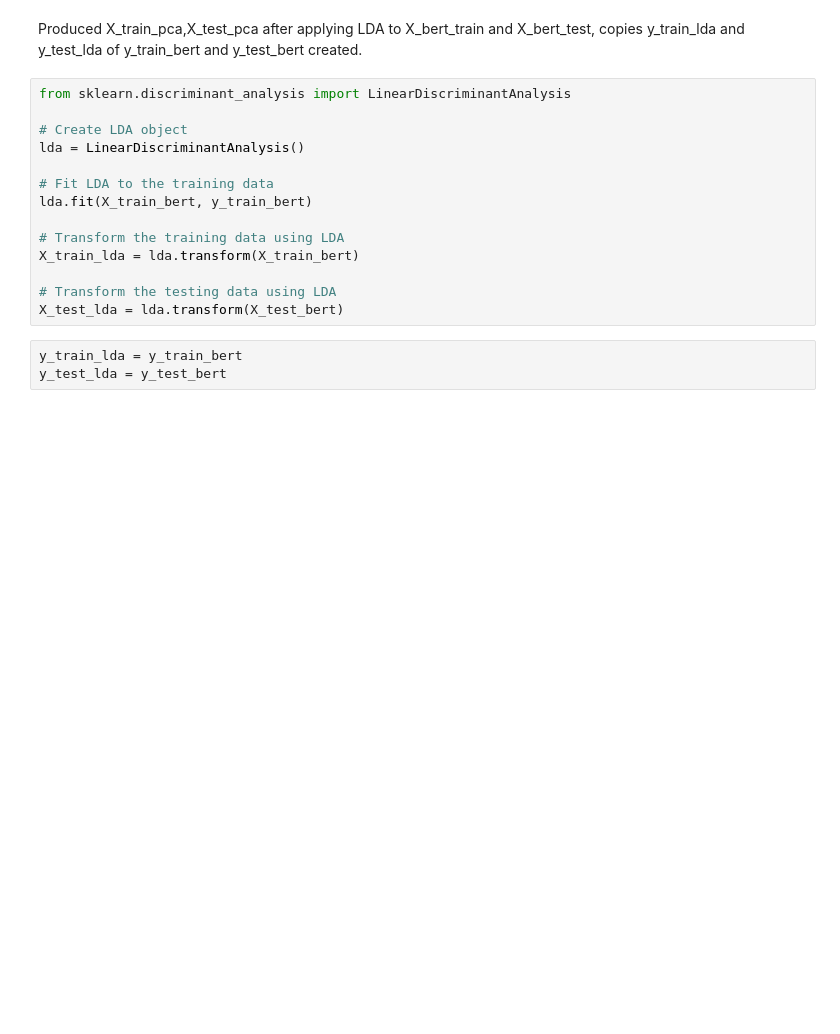
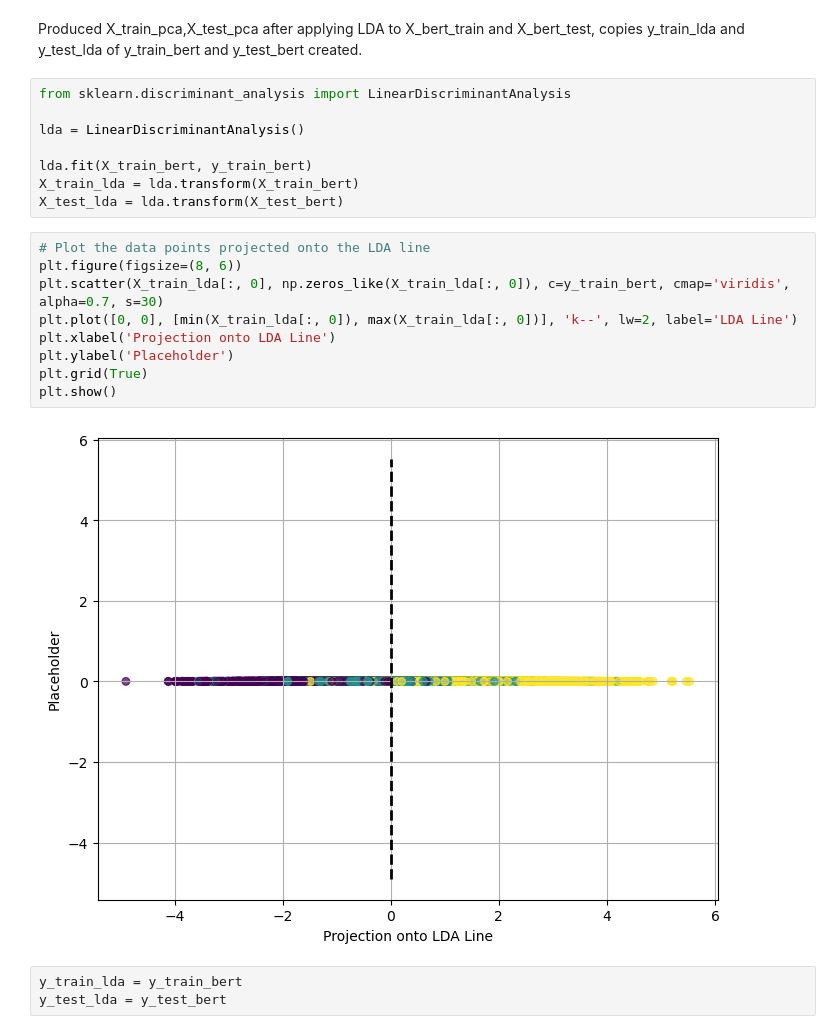
Before and after one commit to kp-19/CSL2050-Course-Project, a Jupyter notebook: master_file.ipynb, the cells around one changed output. Saved outputs shown, nothing was run; the diff lists cells and outputs as text; blank space fills up the shorter version.

```diff
--- a/master_file.ipynb
+++ b/master_file.ipynb
@@ -425,17 +425,22 @@ Produced X_train_pca,X_test_pca after applying LDA to X_bert_train and X_bert_te
 # %%
 from sklearn.discriminant_analysis import LinearDiscriminantAnalysis
 
-# Create LDA object
 lda = LinearDiscriminantAnalysis()
 
-# Fit LDA to the training data
 lda.fit(X_train_bert, y_train_bert)
-
-# Transform the training data using LDA
 X_train_lda = lda.transform(X_train_bert)
-
-# Transform the testing data using LDA
 X_test_lda = lda.transform(X_test_bert)
+# %%
+# Plot the data points projected onto the LDA line
+plt.figure(figsize=(8, 6))
+plt.scatter(X_train_lda[:, 0], np.zeros_like(X_train_lda[:, 0]), c=y_train_bert, cmap='viridis', alpha=0.7, s=30)
+plt.plot([0, 0], [min(X_train_lda[:, 0]), max(X_train_lda[:, 0])], 'k--', lw=2, label='LDA Line')
+plt.xlabel('Projection onto LDA Line')
+plt.ylabel('Placeholder')
+plt.grid(True)
+plt.show()
+# %% [output]
+[figure, added]
 # %%
 y_train_lda = y_train_bert
 y_test_lda = y_test_bert
```
Also changed, not shown: parts of 12 cells of this notebook, 3 other files.
